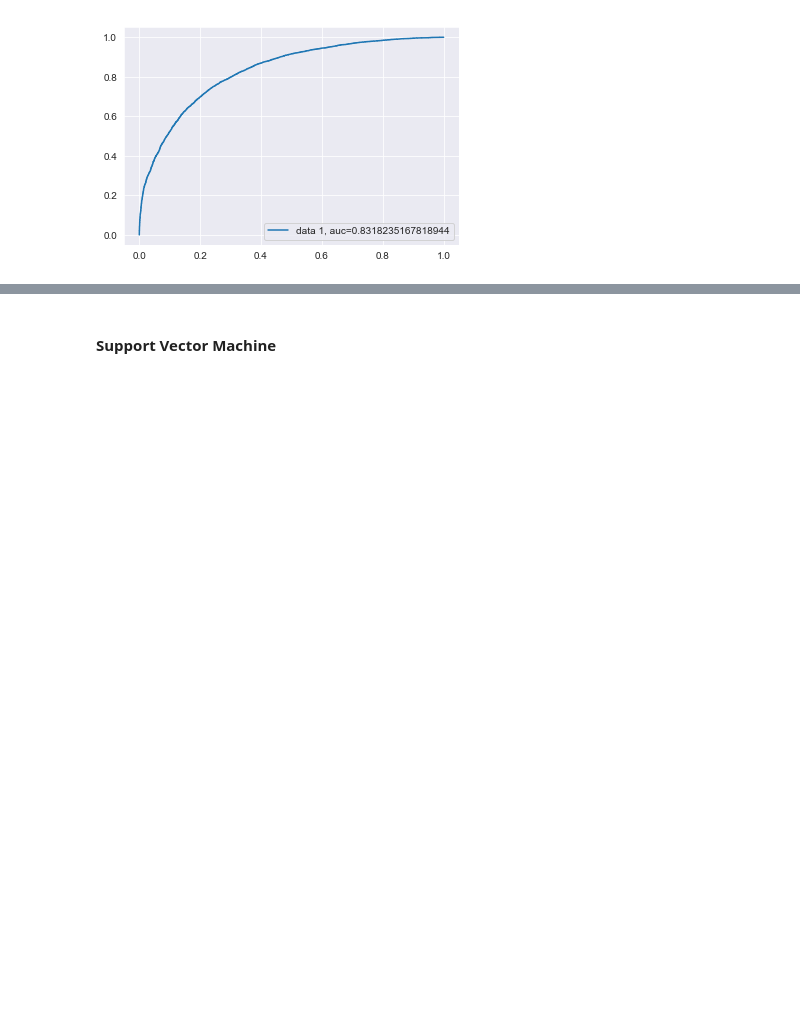
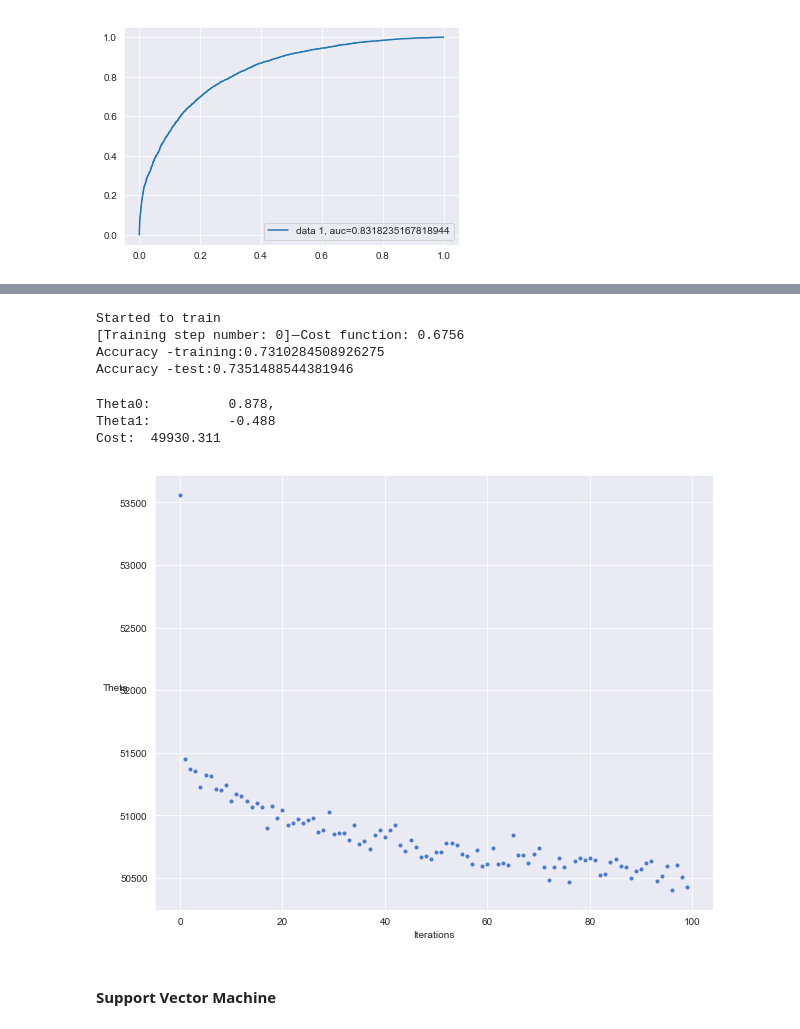
Before and after one commit to kmrollins/MSDS7331-Labs, a Jupyter notebook: MSDS7331_Team3_MiniLab.ipynb, the cells around one changed output, grey strips where cells are left out. Saved outputs shown, nothing was run; the diff lists cells and outputs as text; code cells hidden in the pictures; blank space fills up the shorter version.

Commit message:
SGD updated
comparison needed between models.

```diff
--- a/MSDS7331_Team3_MiniLab.ipynb
+++ b/MSDS7331_Team3_MiniLab.ipynb
@@ -283,0 +286,19 @@ ValueError: x and y must be the same size
+# %%
+#Now using the earlier model used for logistic regression using CV to do the training.
+theta, cost = train(X_train_scaled, y[train_indices], lr=0.05)
+
+#Now we can predict based on our model
+def predict(x, theta):
+    return (sigmoid(x.dot(theta)) >=0.5).astype(int)
+
+def get_accuracy(x,y,theta):
+    ypred=predict(x,theta)
+    return (ypred == y).sum()/y.shape[0]
+
+print(f'Accuracy -training:{get_accuracy(X_train_scaled, y[train_indices], theta)}')
+print(f'Accuracy -test:{get_accuracy(X_test_scaled, y[test_indices], theta)}')
+# %% [output]
+Started to train
+[Training step number: 0] — Cost function: 0.6756
+Accuracy -training:0.7310284508926275
+Accuracy -test:0.7351488544381946
@@ -284,3 +343,31 @@ ValueError: x and y must be the same size
+# %%
+#Here we calculate the Theta and Cost by calling functions
+lr =0.5
+n_iter = 100
+#Kept iterations at 100
+theta = np.random.randn(5,1)
+
+X_b = np.c_[np.ones((len(X),1)),X]
+# Here we find the Theta and Cost calling SGD function
+theta,cost_ = stochastic_gradient_descent(X_b,y,theta,lr,n_iter)
+
+print('Theta0:          {:0.3f},\nTheta1:          {:0.3f}'.format(theta[0][0],theta[1][0]))
+print('Cost:  {:0.3f}'.format(cost_[-1]))
+# %% [output]
+Theta0:          0.878,
+Theta1:          -0.488
+Cost:  49930.311
+# %%
+#Plot to find out the cost decrease gradually.
+fig,ax = plt.subplots(figsize=(10,8))
+
+ax.set_ylabel('Theta',rotation=0)
+ax.set_xlabel('Iterations')
+theta = np.random.randn(5,1)
+
+_=ax.plot(range(n_iter),cost_history,'b.')
+# %% [output]
+[figure, added]
 # %% [markdown]
 #### Support Vector Machine
 # %%
```
Also changed, not shown: parts of 12 cells of this notebook.
